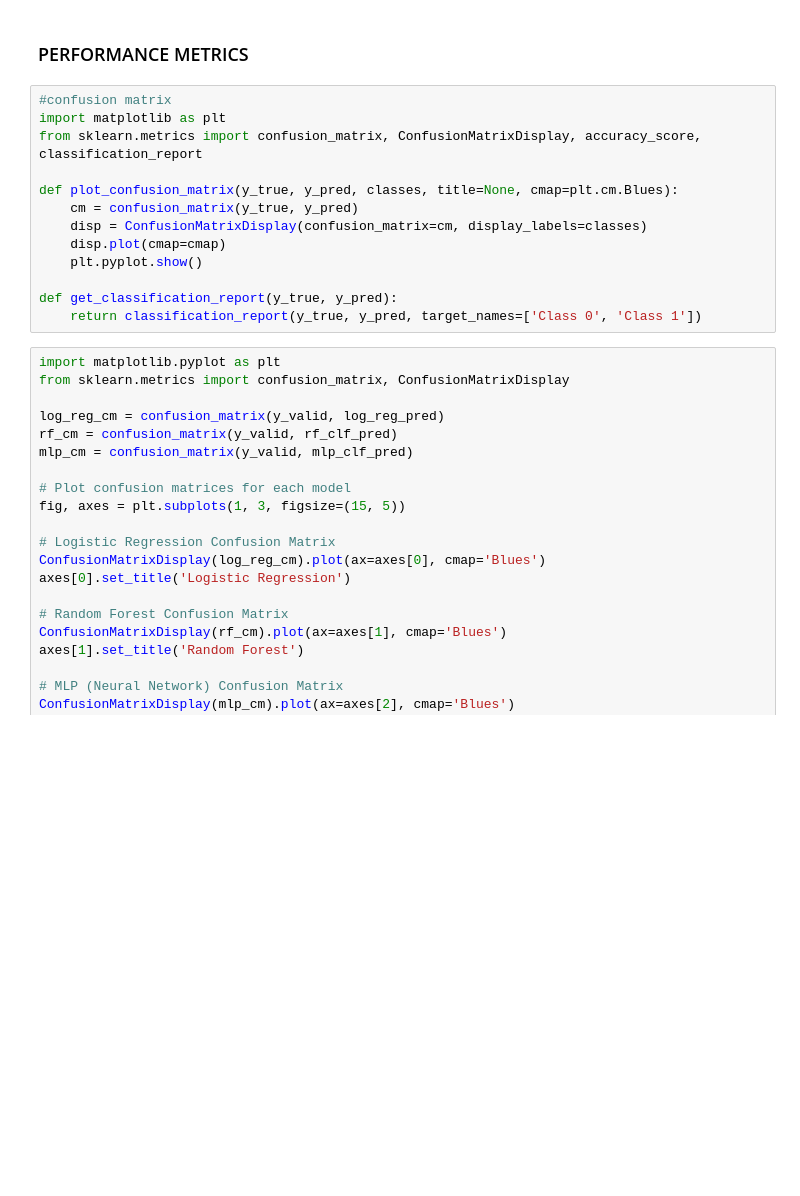
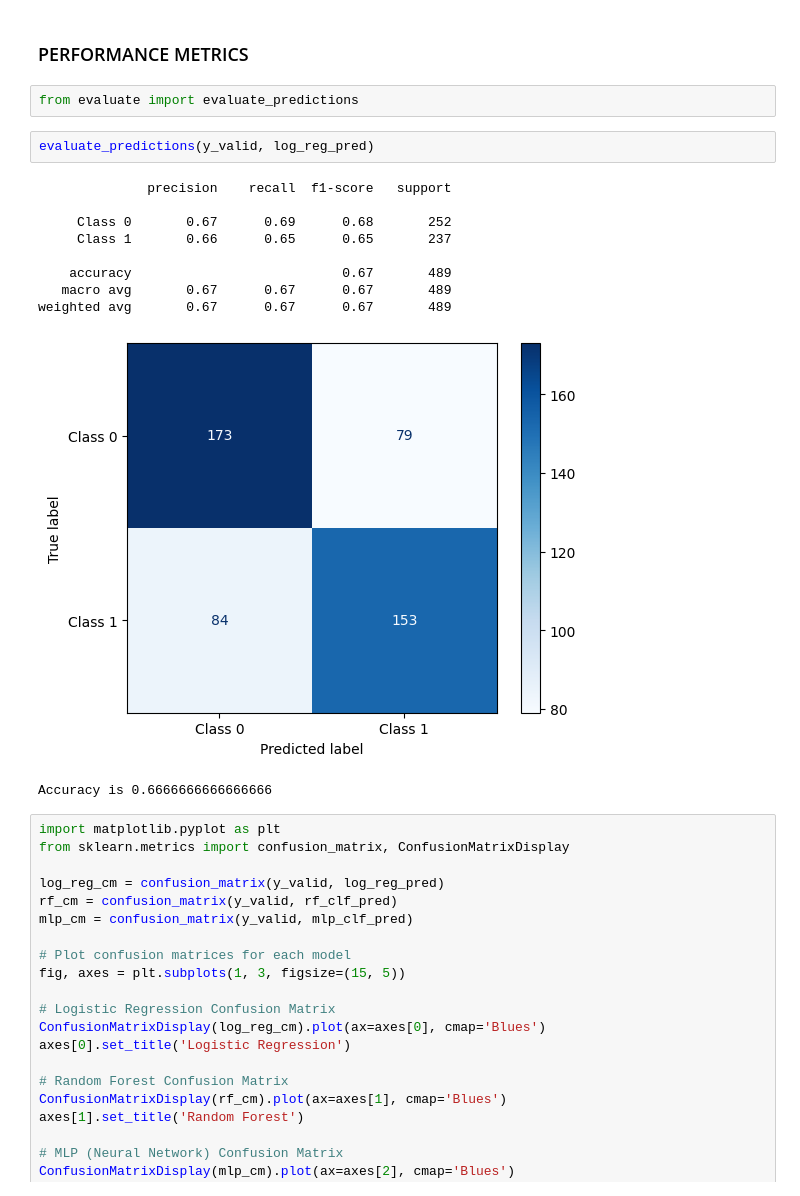
Before and after one commit to A-Rush-R/CS771-Mini-Project, a Jupyter notebook: text_seq/dataset3.ipynb, the cells around one changed output. Drawn from its saved outputs; the diff is of its cells as text; blank space fills up the shorter version.

```diff
--- a/text_seq/dataset3.ipynb
+++ b/text_seq/dataset3.ipynb
@@ -86,18 +90,20 @@ log_reg_acc, rf_clf_acc, mlp_clf_acc
 # %% [markdown]
 ### PERFORMANCE METRICS
-# %%
-#confusion matrix
-import matplotlib as plt
-from sklearn.metrics import confusion_matrix, ConfusionMatrixDisplay, accuracy_score, classification_report
-
-def plot_confusion_matrix(y_true, y_pred, classes, title=None, cmap=plt.cm.Blues):
-    cm = confusion_matrix(y_true, y_pred)
-    disp = ConfusionMatrixDisplay(confusion_matrix=cm, display_labels=classes)
-    disp.plot(cmap=cmap)
-    plt.pyplot.show()
-
-def get_classification_report(y_true, y_pred):
-    return classification_report(y_true, y_pred, target_names=['Class 0', 'Class 1'])
+# %%
+from evaluate import evaluate_predictions
+# %%
+evaluate_predictions(y_valid, log_reg_pred)
+# %% [output]
+              precision    recall  f1-score   support
+
+     Class 0       0.67      0.69      0.68       252
+     Class 1       0.66      0.65      0.65       237
+
+    accuracy                           0.67       489
+   macro avg       0.67      0.67      0.67       489
+weighted avg       0.67      0.67      0.67       489
+[figure, added]
+Accuracy is 0.6666666666666666
 # %%
 import matplotlib.pyplot as plt
 from sklearn.metrics import confusion_matrix, ConfusionMatrixDisplay
```
Also changed, not shown: parts of 7 cells of this notebook.
